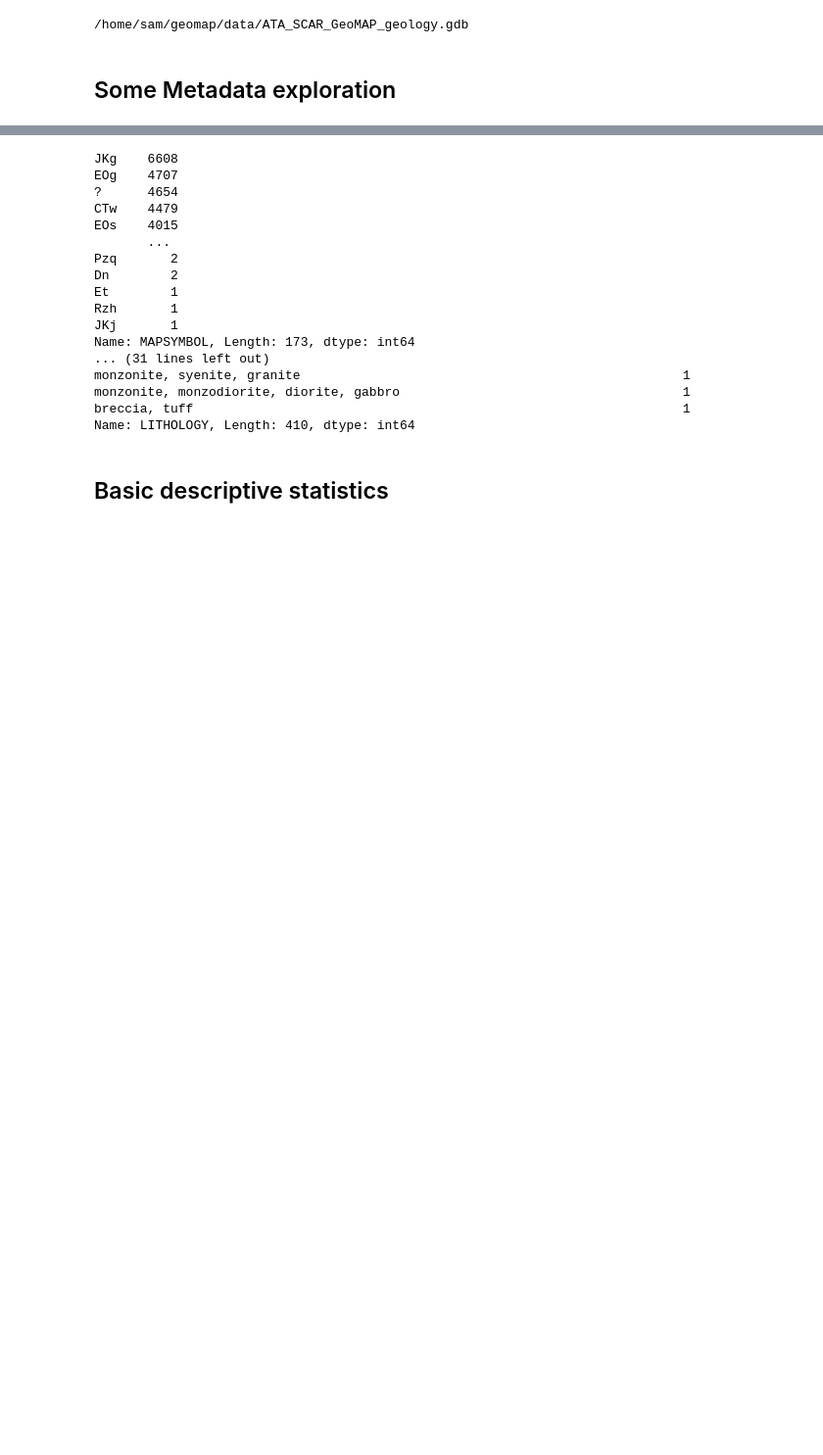
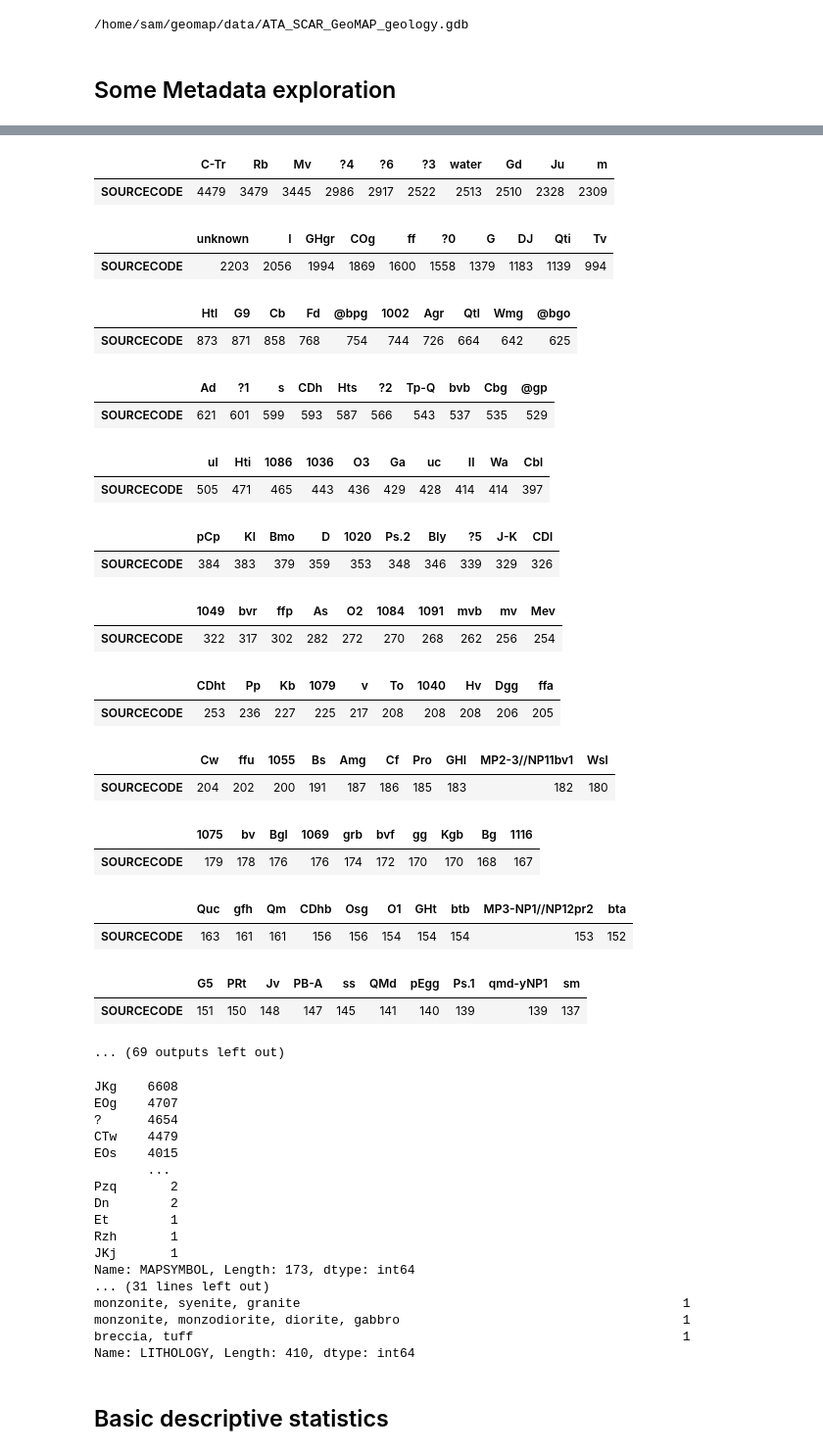
Before and after one commit to selkind/GeoMap, a Jupyter notebook: scratch.ipynb, the cells around one changed output, grey strips where cells are left out. Shown at 98% size. Drawn from its saved outputs; the diff is of its cells as text; code cells hidden in the pictures; blank space fills up the shorter version.

```diff
--- a/scratch.ipynb
+++ b/scratch.ipynb
@@ -49,3 +99,40 @@ lithology = data["LITHOLOGY"].value_counts(ascending=False)
+# %%
+cols = 10
+for i in value_counts:
+    df = pd.DataFrame(i)
+    output = []
+    for j in range(0, df.shape[0], cols):
+        output.append(df[j: j + cols])
+
+    for k in output:
+        display(k.transpose())
+    break
+# %% [output]
+|  | C-Tr | Rb | Mv | ?4 | ?6 | ?3 | water | Gd | Ju | m |
+| SOURCECODE | 4479 | 3479 | 3445 | 2986 | 2917 | 2522 | 2513 | 2510 | 2328 | 2309 |
+|  | unknown | I | GHgr | COg | ff | ?0 | G | DJ | Qti | Tv |
+| SOURCECODE | 2203 | 2056 | 1994 | 1869 | 1600 | 1558 | 1379 | 1183 | 1139 | 994 |
+|  | Htl | G9 | Cb | Fd | @bpg | 1002 | Agr | Qtl | Wmg | @bgo |
+| SOURCECODE | 873 | 871 | 858 | 768 | 754 | 744 | 726 | 664 | 642 | 625 |
+|  | Ad | ?1 | s | CDh | Hts | ?2 | Tp-Q | bvb | Cbg | @gp |
+| SOURCECODE | 621 | 601 | 599 | 593 | 587 | 566 | 543 | 537 | 535 | 529 |
+|  | ul | Hti | 1086 | 1036 | O3 | Ga | uc | II | Wa | Cbl |
+| SOURCECODE | 505 | 471 | 465 | 443 | 436 | 429 | 428 | 414 | 414 | 397 |
+|  | pCp | Kl | Bmo | D | 1020 | Ps.2 | Bly | ?5 | J-K | CDl |
+| SOURCECODE | 384 | 383 | 379 | 359 | 353 | 348 | 346 | 339 | 329 | 326 |
+|  | 1049 | bvr | ffp | As | O2 | 1084 | 1091 | mvb | mv | Mev |
+| SOURCECODE | 322 | 317 | 302 | 282 | 272 | 270 | 268 | 262 | 256 | 254 |
+|  | CDht | Pp | Kb | 1079 | v | To | 1040 | Hv | Dgg | ffa |
+| SOURCECODE | 253 | 236 | 227 | 225 | 217 | 208 | 208 | 208 | 206 | 205 |
+|  | Cw | ffu | 1055 | Bs | Amg | Cf | Pro | GHI | MP2-3//NP11bv1 | Wsl |
+| SOURCECODE | 204 | 202 | 200 | 191 | 187 | 186 | 185 | 183 | 182 | 180 |
+|  | 1075 | bv | Bgl | 1069 | grb | bvf | gg | Kgb | Bg | 1116 |
+| SOURCECODE | 179 | 178 | 176 | 176 | 174 | 172 | 170 | 170 | 168 | 167 |
+|  | Quc | gfh | Qm | CDhb | Osg | O1 | GHt | btb | MP3-NP1//NP12pr2 | bta |
+| SOURCECODE | 163 | 161 | 161 | 156 | 156 | 154 | 154 | 154 | 153 | 152 |
+|  | G5 | PRt | Jv | PB-A | ss | QMd | pEgg | Ps.1 | qmd-yNP1 | sm |
+| SOURCECODE | 151 | 150 | 148 | 147 | 145 | 141 | 140 | 139 | 139 | 137 |
+... (69 outputs left out)
 # %%
 print(symbols)
 print(poly_types)
```
Also changed, not shown: parts of 9 cells of this notebook, 1 other file.
